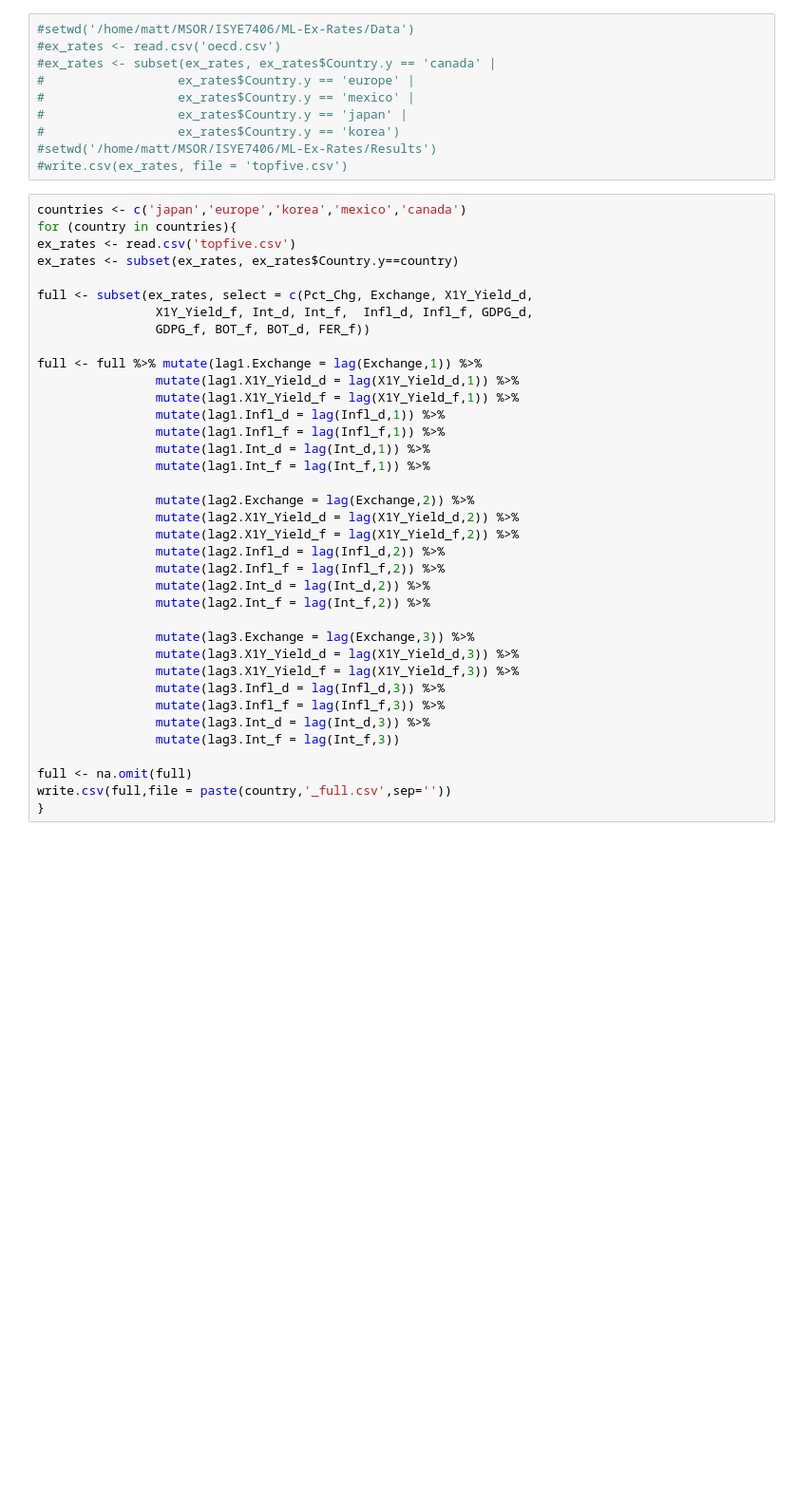
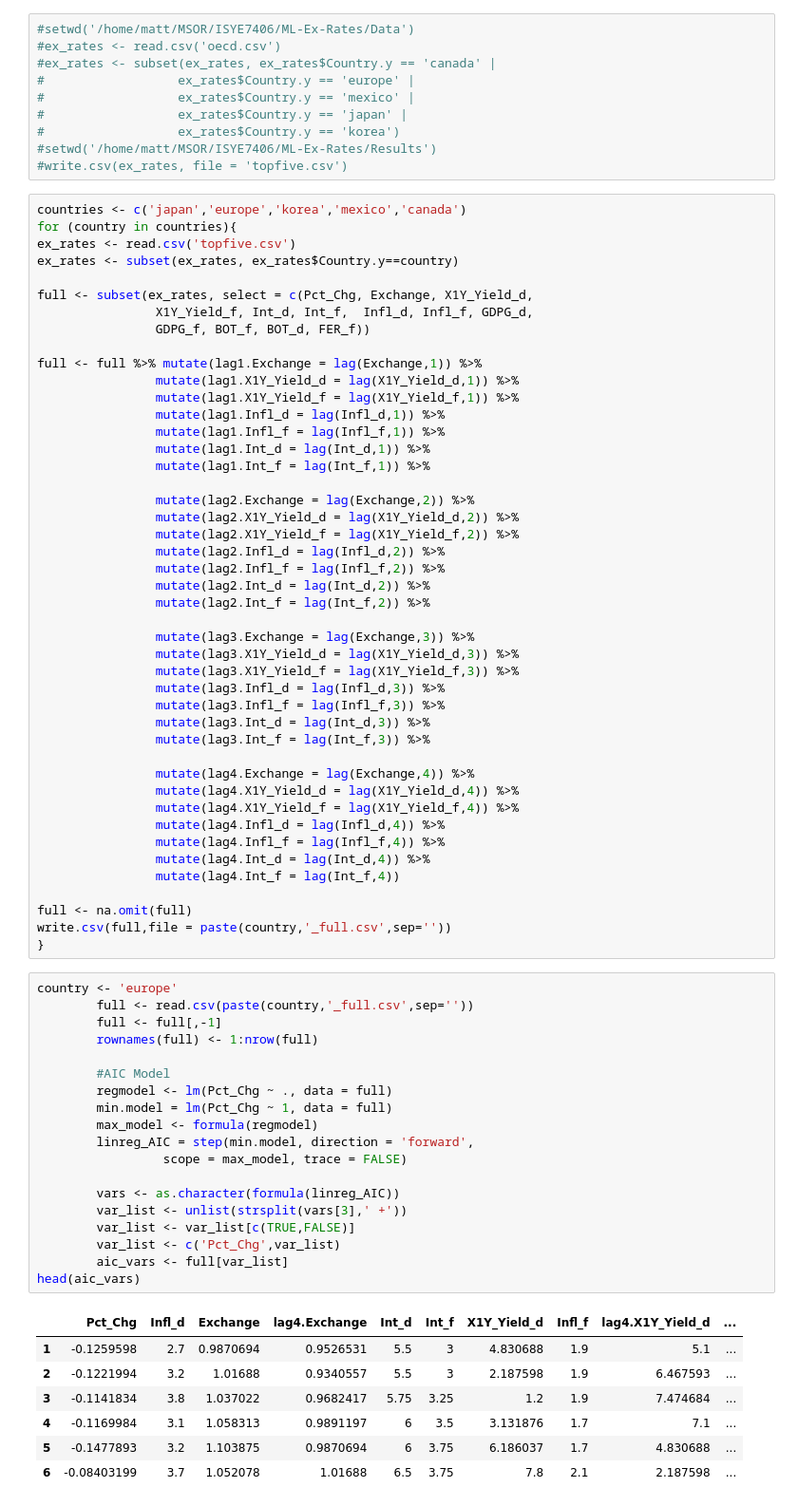
Before and after one commit to MthwRobinson/ML-Ex-Rates, a Jupyter notebook: Results/linear_models.ipynb, the cells around one changed output. Shown at 95% size. Drawn from its saved outputs; the diff is of its cells as text; blank space fills up the shorter version.

```diff
--- a/Results/linear_models.ipynb
+++ b/Results/linear_models.ipynb
@@ -48,10 +48,45 @@ full <- full %>% mutate(lag1.Exchange = lag(Exchange,1)) %>%
                 mutate(lag3.Infl_d = lag(Infl_d,3)) %>%
                 mutate(lag3.Infl_f = lag(Infl_f,3)) %>%
                 mutate(lag3.Int_d = lag(Int_d,3)) %>%
-                mutate(lag3.Int_f = lag(Int_f,3))
+                mutate(lag3.Int_f = lag(Int_f,3)) %>%
+
+                mutate(lag4.Exchange = lag(Exchange,4)) %>%
+                mutate(lag4.X1Y_Yield_d = lag(X1Y_Yield_d,4)) %>%
+                mutate(lag4.X1Y_Yield_f = lag(X1Y_Yield_f,4)) %>%
+                mutate(lag4.Infl_d = lag(Infl_d,4)) %>%
+                mutate(lag4.Infl_f = lag(Infl_f,4)) %>%
+                mutate(lag4.Int_d = lag(Int_d,4)) %>%
+                mutate(lag4.Int_f = lag(Int_f,4))
 
 full <- na.omit(full)
 write.csv(full,file = paste(country,'_full.csv',sep=''))
 }
+# %%
+country <- 'europe'
+        full <- read.csv(paste(country,'_full.csv',sep=''))
+        full <- full[,-1]
+        rownames(full) <- 1:nrow(full)
+
+        #AIC Model
+        regmodel <- lm(Pct_Chg ~ ., data = full)
+        min.model = lm(Pct_Chg ~ 1, data = full)
+        max_model <- formula(regmodel)
+        linreg_AIC = step(min.model, direction = 'forward',
+                 scope = max_model, trace = FALSE)
+
+        vars <- as.character(formula(linreg_AIC))
+        var_list <- unlist(strsplit(vars[3],' +'))
+        var_list <- var_list[c(TRUE,FALSE)]
+        var_list <- c('Pct_Chg',var_list)
+        aic_vars <- full[var_list]
+head(aic_vars)
+# %% [output]
+|  | Pct_Chg | Infl_d | Exchange | lag4.Exchange | Int_d | Int_f | X1Y_Yield_d | Infl_f | lag4.X1Y_Yield_d | ... |
+| 1 | -0.1259598 | 2.7 | 0.9870694 | 0.9526531 | 5.5 | 3 | 4.830688 | 1.9 | 5.1 | ... |
+| 2 | -0.1221994 | 3.2 | 1.01688 | 0.9340557 | 5.5 | 3 | 2.187598 | 1.9 | 6.467593 | ... |
+| 3 | -0.1141834 | 3.8 | 1.037022 | 0.9682417 | 5.75 | 3.25 | 1.2 | 1.9 | 7.474684 | ... |
+| 4 | -0.1169984 | 3.1 | 1.058313 | 0.9891197 | 6 | 3.5 | 3.131876 | 1.7 | 7.1 | ... |
+| 5 | -0.1477893 | 3.2 | 1.103875 | 0.9870694 | 6 | 3.75 | 6.186037 | 1.7 | 4.830688 | ... |
+| 6 | -0.08403199 | 3.7 | 1.052078 | 1.01688 | 6.5 | 3.75 | 7.8 | 2.1 | 2.187598 | ... |
 # %%
 test_lin_models <- function(country, B){
```
Also changed, not shown: parts of 2 cells of this notebook, 5 other files.
